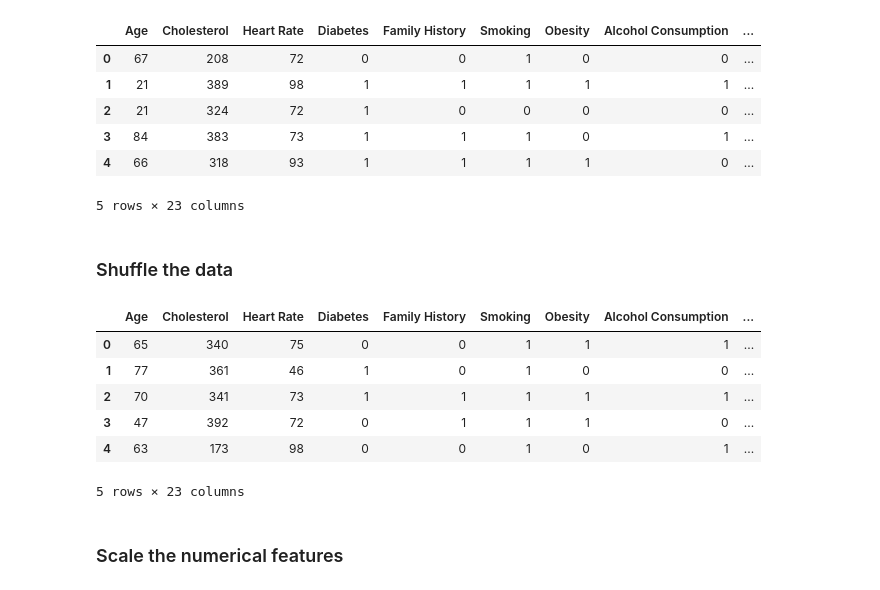
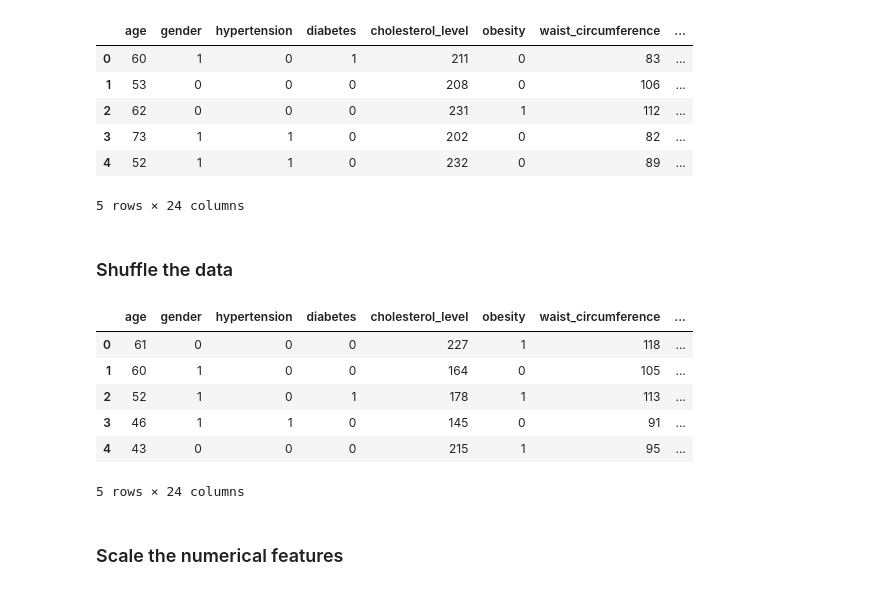
Before and after one commit to Akila-Prabath/Heart-Attack-Predictor, a Jupyter notebook: notebooks/FC212006_Akila/svm_model.ipynb, the cells around one changed output. Cells and saved outputs as stored; diff of their text form; code cells hidden in the pictures.

Commit message:
Dataset changed and notebooks updated
Changed dataset because of the low performance of the previous dataset

```diff
--- a/notebooks/FC212006_Akila/svm_model.ipynb
+++ b/notebooks/FC212006_Akila/svm_model.ipynb
@@ -8,29 +8,29 @@ from sklearn.model_selection import train_test_split
 from sklearn.svm import SVC
 from sklearn.metrics import accuracy_score, confusion_matrix, classification_report
 # %%
-data = pd.read_csv('data_encoded/encoded_heart_attack_risk_dataset.csv')
+data = pd.read_csv('data_encoded/encoded_heart_attack_prediction.csv')
 data.head()
 # %% [output]
-|  | Age | Cholesterol | Heart Rate | Diabetes | Family History | Smoking | Obesity | Alcohol Consumption | ... |
-| 0 | 67 | 208 | 72 | 0 | 0 | 1 | 0 | 0 | ... |
-| 1 | 21 | 389 | 98 | 1 | 1 | 1 | 1 | 1 | ... |
-| 2 | 21 | 324 | 72 | 1 | 0 | 0 | 0 | 0 | ... |
-| 3 | 84 | 383 | 73 | 1 | 1 | 1 | 0 | 1 | ... |
-| 4 | 66 | 318 | 93 | 1 | 1 | 1 | 1 | 0 | ... |
+|  | age | gender | hypertension | diabetes | cholesterol_level | obesity | waist_circumference | ... |
+| 0 | 60 | 1 | 0 | 1 | 211 | 0 | 83 | ... |
+| 1 | 53 | 0 | 0 | 0 | 208 | 0 | 106 | ... |
+| 2 | 62 | 0 | 0 | 0 | 231 | 1 | 112 | ... |
+| 3 | 73 | 1 | 1 | 0 | 202 | 0 | 82 | ... |
+| 4 | 52 | 1 | 1 | 0 | 232 | 0 | 89 | ... |
-5 rows × 23 columns
+5 rows × 24 columns
 # %% [markdown]
 ### Shuffle the data
 # %%
 data = data.sample(frac=1, random_state=42).reset_index(drop=True)
 data.head(5)
 # %% [output]
-|  | Age | Cholesterol | Heart Rate | Diabetes | Family History | Smoking | Obesity | Alcohol Consumption | ... |
-| 0 | 65 | 340 | 75 | 0 | 0 | 1 | 1 | 1 | ... |
-| 1 | 77 | 361 | 46 | 1 | 0 | 1 | 0 | 0 | ... |
-| 2 | 70 | 341 | 73 | 1 | 1 | 1 | 1 | 1 | ... |
-| 3 | 47 | 392 | 72 | 0 | 1 | 1 | 1 | 0 | ... |
-| 4 | 63 | 173 | 98 | 0 | 0 | 1 | 0 | 1 | ... |
+|  | age | gender | hypertension | diabetes | cholesterol_level | obesity | waist_circumference | ... |
+| 0 | 61 | 0 | 0 | 0 | 227 | 1 | 118 | ... |
+| 1 | 60 | 1 | 0 | 0 | 164 | 0 | 105 | ... |
+| 2 | 52 | 1 | 0 | 1 | 178 | 1 | 113 | ... |
+| 3 | 46 | 1 | 1 | 0 | 145 | 0 | 91 | ... |
+| 4 | 43 | 0 | 0 | 0 | 215 | 1 | 95 | ... |
-5 rows × 23 columns
+5 rows × 24 columns
 # %% [markdown]
 ### Scale the numerical features
 # %%
```
Also changed, not shown: parts of 11 cells of this notebook, 7 other files.
